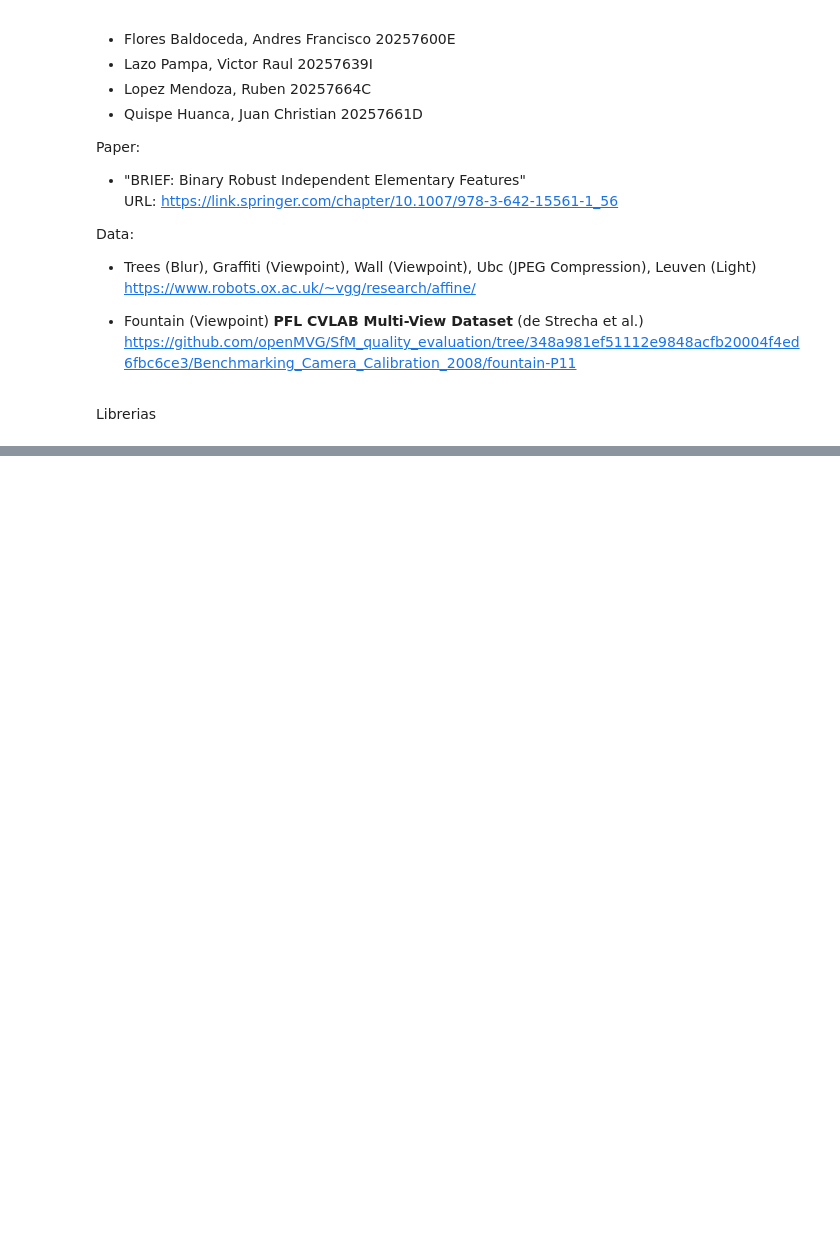
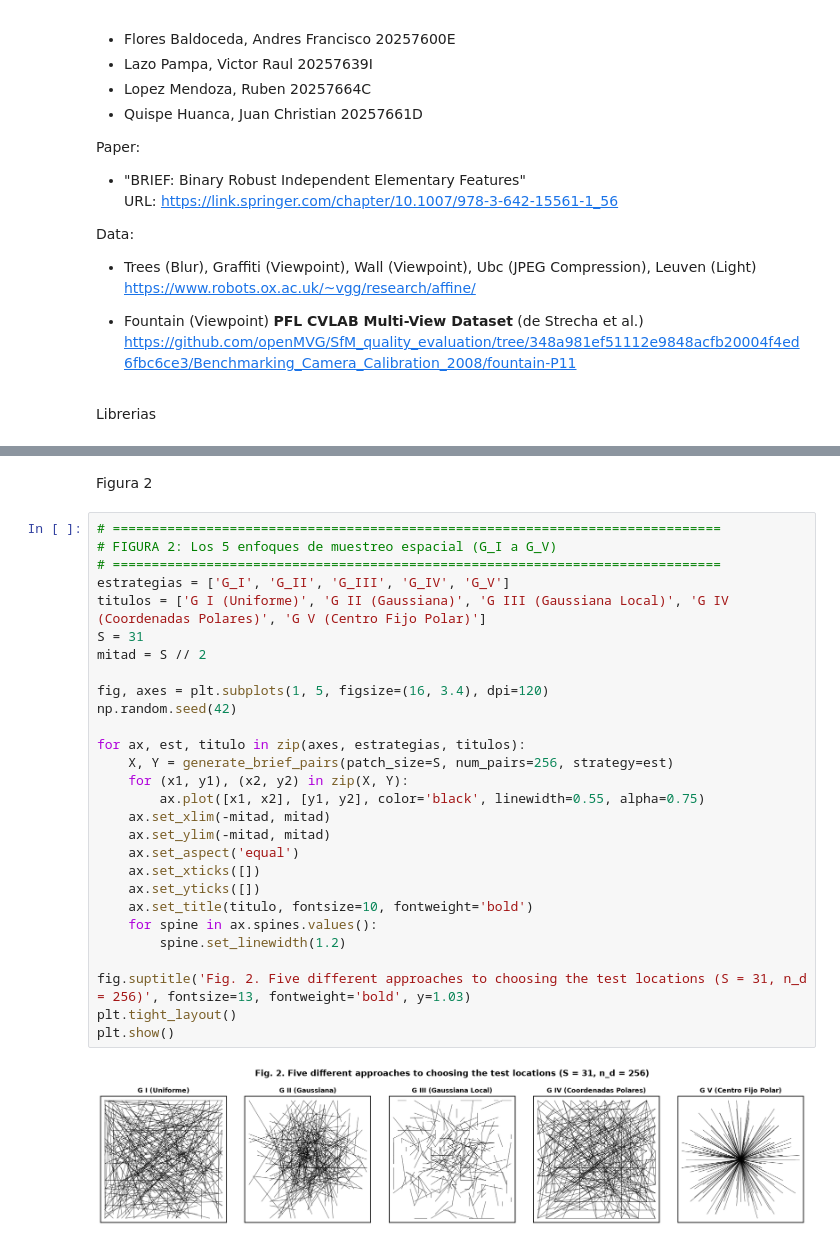
Before and after one commit to vlazop/workspaceCV, a Jupyter notebook: BRIEF_G04_MIA_09_SEC_B/BRIEF_METHOD_G04.ipynb, the cells around one changed output, grey strips where cells are left out. Drawn from its saved outputs; the diff is of its cells as text; blank space fills up the shorter version.

```diff
--- a/BRIEF_G04_MIA_09_SEC_B/BRIEF_METHOD_G04.ipynb
+++ b/BRIEF_G04_MIA_09_SEC_B/BRIEF_METHOD_G04.ipynb
@@ -312,0 +132,32 @@ plt.show()
+# %% [markdown]
+Figura 2
+# %%
+# ==============================================================================
+# FIGURA 2: Los 5 enfoques de muestreo espacial (G_I a G_V)
+# ==============================================================================
+estrategias = ['G_I', 'G_II', 'G_III', 'G_IV', 'G_V']
+titulos = ['G I (Uniforme)', 'G II (Gaussiana)', 'G III (Gaussiana Local)', 'G IV (Coordenadas Polares)', 'G V (Centro Fijo Polar)']
+S = 31
+mitad = S // 2
+
+fig, axes = plt.subplots(1, 5, figsize=(16, 3.4), dpi=120)
+np.random.seed(42)
+
+for ax, est, titulo in zip(axes, estrategias, titulos):
+    X, Y = generate_brief_pairs(patch_size=S, num_pairs=256, strategy=est)
+    for (x1, y1), (x2, y2) in zip(X, Y):
+        ax.plot([x1, x2], [y1, y2], color='black', linewidth=0.55, alpha=0.75)
+    ax.set_xlim(-mitad, mitad)
+    ax.set_ylim(-mitad, mitad)
+    ax.set_aspect('equal')
+    ax.set_xticks([])
+    ax.set_yticks([])
+    ax.set_title(titulo, fontsize=10, fontweight='bold')
+    for spine in ax.spines.values():
+        spine.set_linewidth(1.2)
+
+fig.suptitle('Fig. 2. Five different approaches to choosing the test locations (S = 31, n_d = 256)', fontsize=13, fontweight='bold', y=1.03)
+plt.tight_layout()
+plt.show()
+# %% [output]
+[figure, added]
```
Also changed, not shown: parts of 24 cells of this notebook, 30 other files.
